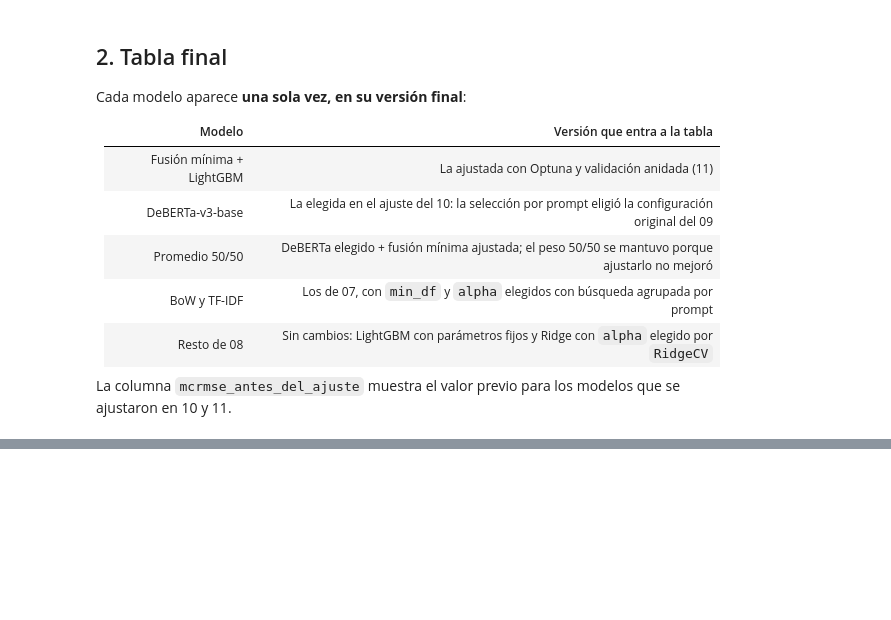
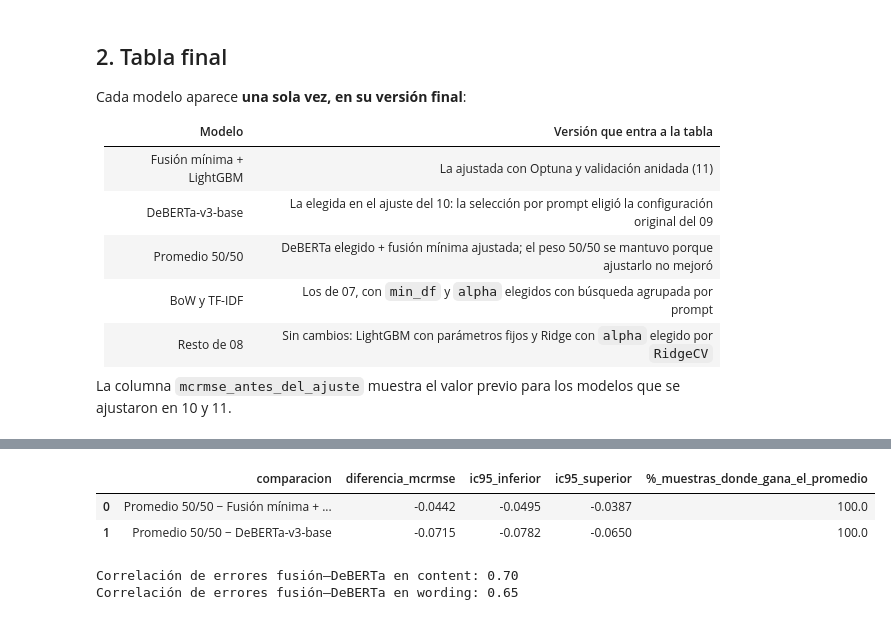
Before and after one commit to Vann06/proyecto2_DS, a Jupyter notebook: notebooks/12_comparacion_final.ipynb, the cells around one changed output, grey strips where cells are left out. Saved outputs shown, nothing was run; the diff lists cells and outputs as text; code cells hidden in the pictures; blank space fills up the shorter version.

```diff
--- a/notebooks/12_comparacion_final.ipynb
+++ b/notebooks/12_comparacion_final.ipynb
@@ -182,0 +258,34 @@ apenas movió los resultados, y combinar modelos distintos rindió más que perf
+# %%
+def mcrmse(y_true: np.ndarray, y_pred: np.ndarray) -> np.ndarray:
+    # MCRMSE sobre el penúltimo eje; acepta un lote de muestras bootstrap de forma (repeticiones, filas, 2).
+    return np.sqrt(((y_true - y_pred) ** 2).mean(axis=-2)).mean(axis=-1)
+
+
+rng = np.random.default_rng(42)
+N_BOOTSTRAP: int = 2000
+# Índices sorteados dentro de cada prompt, para que cada muestra conserve el peso de cada texto
+prompt_indices = [np.flatnonzero(groups == prompt_id) for prompt_id in np.unique(groups)]
+samples = np.concatenate([rng.choice(index, size=(N_BOOTSTRAP, len(index))) for index in prompt_indices], axis=1)
+
+best = FINALISTS["Promedio 50/50"]
+bootstrap_rows: list[dict] = []
+for rival in ["Fusión mínima + LightGBM", "DeBERTa-v3-base"]:
+    difference = mcrmse(y[samples], best[samples]) - mcrmse(y[samples], FINALISTS[rival][samples])
+    low, high = np.percentile(difference, [2.5, 97.5])
+    bootstrap_rows.append({"comparacion": f"Promedio 50/50 − {rival}",
+                           "diferencia_mcrmse": mcrmse(y, best) - mcrmse(y, FINALISTS[rival]),
+                           "ic95_inferior": low, "ic95_superior": high,
+                           "%_muestras_donde_gana_el_promedio": 100 * (difference < 0).mean()})
+display(pd.DataFrame(bootstrap_rows).round(4))
+
+residual_fusion = y - FINALISTS["Fusión mínima + LightGBM"]
+residual_deberta = y - FINALISTS["DeBERTa-v3-base"]
+for j, target in enumerate(TARGETS):
+    print(f"Correlación de errores fusión–DeBERTa en {target}: "
+          f"{np.corrcoef(residual_fusion[:, j], residual_deberta[:, j])[0, 1]:.2f}")
+# %% [output]
+|  | comparacion | diferencia_mcrmse | ic95_inferior | ic95_superior | %_muestras_donde_gana_el_promedio |
+| 0 | Promedio 50/50 − Fusión mínima + ... | -0.0442 | -0.0495 | -0.0387 | 100.0 |
+| 1 | Promedio 50/50 − DeBERTa-v3-base | -0.0715 | -0.0782 | -0.0650 | 100.0 |
+Correlación de errores fusión–DeBERTa en content: 0.70
+Correlación de errores fusión–DeBERTa en wording: 0.65
```
Also changed, not shown: parts of 12 cells of this notebook, 4 other files.
